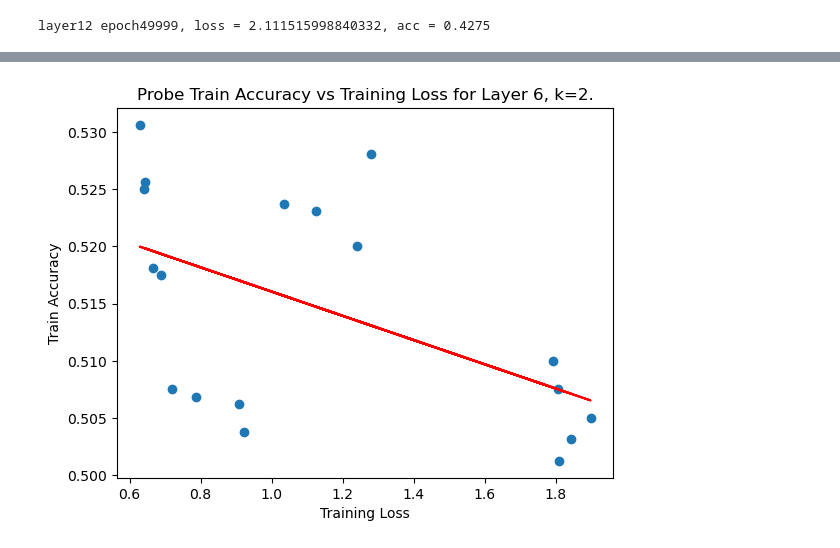
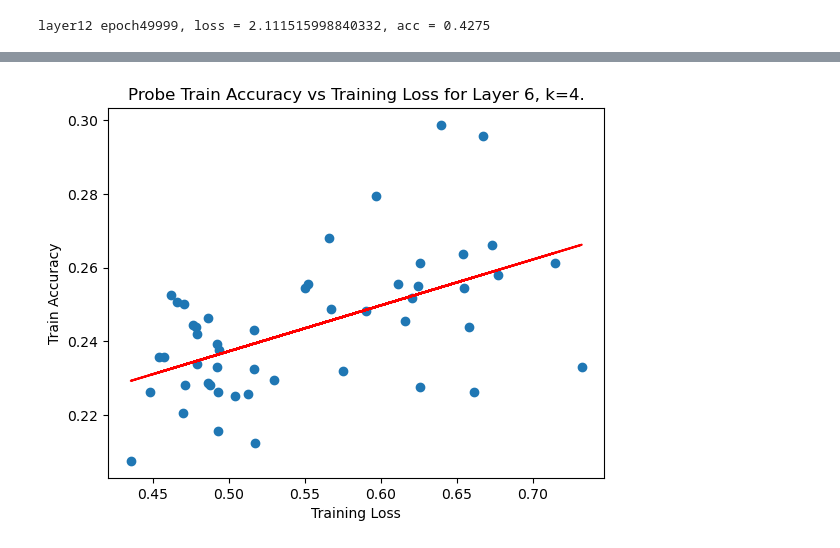
Before and after one commit to adzcai/elk-experiments, a Jupyter notebook: gabe_multiclass.ipynb, the cells around one changed output, grey strips where cells are left out. Saved outputs shown, nothing was run; the diff lists cells and outputs as text; code cells hidden in the pictures.

Commit message:
plot

```diff
--- a/gabe_multiclass.ipynb
+++ b/gabe_multiclass.ipynb
@@ -65,6 +65,8 @@ with open("probes/lr_probes.pkl", "rb") as f:
     lr_probes = pickle.load(f)
 with open("probes/gabe_probes.pkl", "rb") as f:
     gabe_probes = pickle.load(f)
+with open("probes/ccs_probes.pkl", "rb") as f:
+    ccs_probes = pickle.load(f)
 with open("probes/lots_of_probes.pkl", "rb") as f:
     lots_of_probes = pickle.load(f)
 # %%
@@ -323,13 +305,13 @@ for i,k in enumerate([2,3,4]):
     subfigs[i].suptitle(f"k={k}", color="blue", fontsize=16)
     ax = subfigs[i].subplots(1, 2)
     for probe_k in [2,3,4]:
-        ax[0].plot(indices, get_gabe_accs(x_train, k, probe_k), label=f'gabe_train_{probe_k}')
-        ax[1].plot(indices, get_gabe_accs(x_test, k, probe_k), label=f'gabe_test_{probe_k}')
-    ax[0].plot(indices, get_lr_accs(x_train, k), label=f'lr_train')
-    ax[1].plot(indices, get_lr_accs(x_test, k), label=f'lr_test')
+        ax[0].plot(indices, get_gabe_accs(x_train, k, probe_k), label=f'$L_{{{probe_k}\\mathrm{{-gen}}}}$ (train)')
+        ax[1].plot(indices, get_gabe_accs(x_test, k, probe_k), label=f'$L_{{{probe_k}\\mathrm{{-general}}}}$ (test)')
+    ax[0].plot(indices, get_lr_accs(x_train, k), label=f'LR (train)')
+    ax[1].plot(indices, get_lr_accs(x_test, k), label=f'LR (test)')
 
-    ax[0].plot(indices, get_ccs_accs(x_train, k), label=f'ccs_train')
-    ax[1].plot(indices, get_ccs_accs(x_test, k), label=f'ccs_test')
+    ax[0].plot(indices, get_ccs_accs(x_train, k), label=f'$L_{{{{CCS}}}}$ (train)')
+    ax[1].plot(indices, get_ccs_accs(x_test, k), label=f'$L_{{{{CCS}}}}$ (test)')
 
     # ax[0].set_ylim(0,1)
     # ax[1].set_ylim(0,1)
@@ -349,12 +331 @@ plt.show()
 <Figure size 1200x1200 with 0 Axes>
-# %%
-# test complement
-p = gabe_probes[(2, 6, 0)]
-q = p.complement()
-
-print(probe_acc(x_train[:,5,:2], p))
-print(probe_acc(x_train[:,5,:2], q))
-
-print(p.probe(x_train[0,5,:2]))
-print(p(x_train[:10,5,:2]))
-print(q(x_train[0,5,:2]))
@@ -439,29 +392,40 @@ for attempt in tqdm(range(num_attempts)):
 # %%
 # plot probe final test accuracy vs training loss
 layer = 6
-num_classes = 2
+num_classes = 4
 
 def flip(x):
     return max(x, 1-x)
-train_loss = [ccs_loss(x_train[:, layer-1, :num_classes], p).item() for p in lots_of_probes_ccs]
-test_accs = [probe_acc(x_test[:, layer-1, :num_classes], p) for p in lots_of_probes_ccs]
-train_accs = [flip(probe_acc(x_train[:, layer-1, :num_classes], p)) for p in lots_of_probes_ccs]
+
+num_attempts = 5
+
+# train_loss = [ccs_loss(x_train[:, layer-1, :num_classes], p).item() for p in lots_of_probes_ccs]
+# test_accs = [probe_acc(x_test[:, layer-1, :num_classes], p) for p in lots_of_probes_ccs]
+# train_accs = [flip(probe_acc(x_train[:, layer-1, :num_classes], p)) for p in lots_of_probes_ccs]
+
+train_loss = [gabe_loss(x_train[:, layer-1, :num_classes], p).item() for p in lots_of_probes]
+test_accs = [probe_acc(x_test[:, layer-1, :num_classes], p) for p in lots_of_probes]
+train_accs = [probe_acc(x_train[:, layer-1, :num_classes], p) for p in lots_of_probes]
+
+# train_loss = [gabe_loss(x_train[:, layer-1, :num_classes], gabe_probes[(num_classes, layer, i)]).item() for i in range(num_attempts)]
+# test_accs = [probe_acc(x_test[:, layer-1, :num_classes], gabe_probes[(num_classes, layer, i)]) for i in range(num_attempts)]
+# train_accs = [(probe_acc(x_train[:, layer-1, :num_classes], gabe_probes[(num_classes, layer, i)])) for i in range(num_attempts)]
 
 # train_loss = [ccs_loss(x_train[:, layer-1, :num_classes], p).item() for p in lots_of_probes]
 # test_accs = [(lambda x: max(x, 1-x))(probe_acc(x_test[:, layer-1, :num_classes], p)) for p in lots_of_probes]
 
 # include trend line
 z = np.polyfit(train_loss, train_accs, 1)
 p = np.poly1d(z)
 plt.plot(train_loss, p(train_loss), "r")
 
 plt.scatter(train_loss, train_accs)
 plt.xlabel("Training Loss")
 plt.ylabel("Train Accuracy")
 plt.title(f"Probe Train Accuracy vs Training Loss for Layer {layer}, k={num_classes}.")
 plt.show()
 # %% [output]
-[figure, old version]
+[figure, new version]
 # %%
 # plot accuracy history of probe
 for layer in range(1, 13):
```
Also changed, not shown: parts of 7 cells of this notebook, 1 other file.
